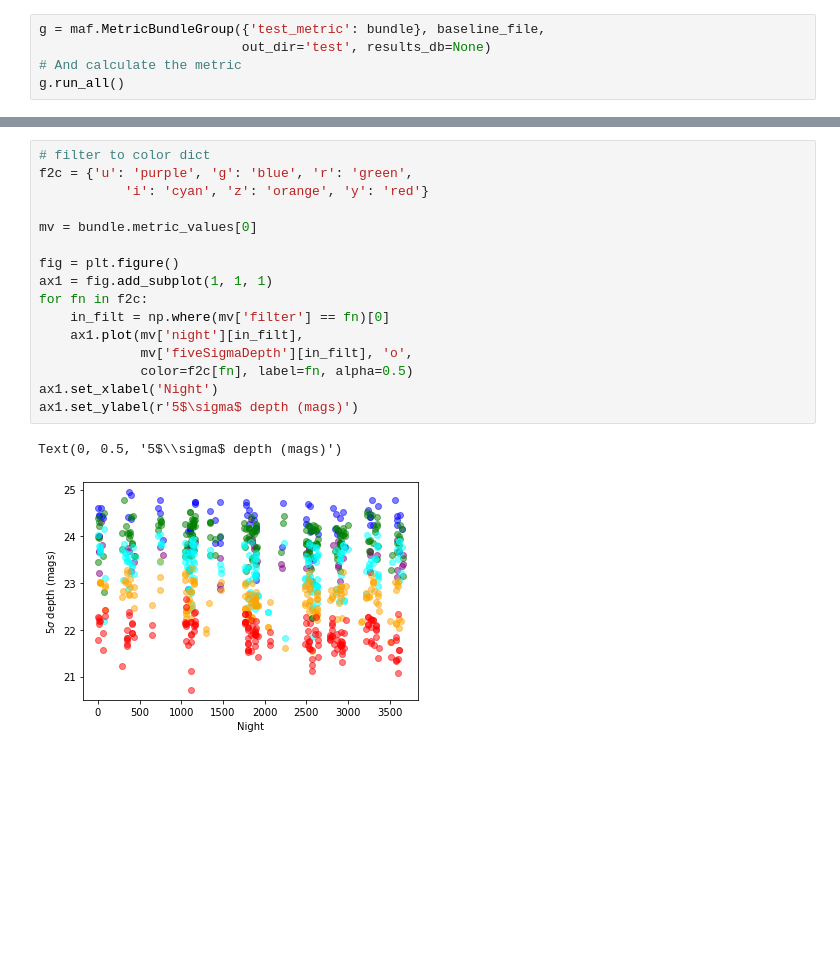
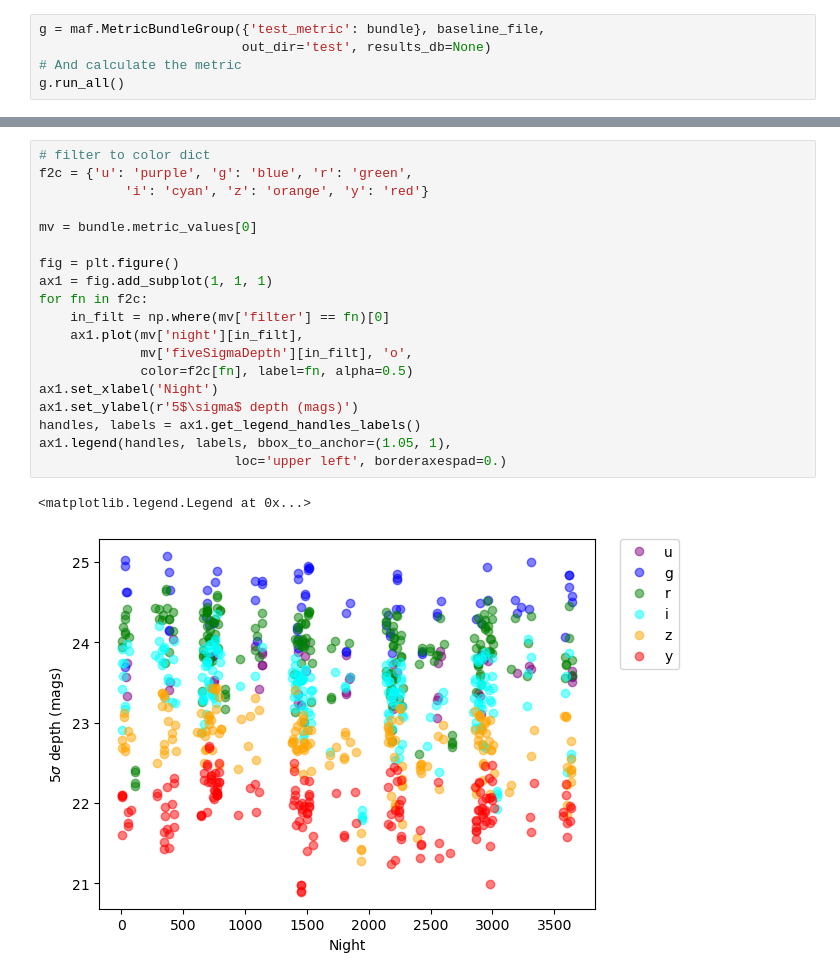
Before and after one commit to yoachim/22_Scratch, a Jupyter notebook: maf_quickstart/single_point.ipynb, the cells around one changed output, grey strips where cells are left out. Drawn from its saved outputs; the diff is of its cells as text; blank space fills up the shorter version.

```diff
--- a/maf_quickstart/single_point.ipynb
+++ b/maf_quickstart/single_point.ipynb
@@ -44,19 +45,22 @@ rec.array([(358.93416218, 24.35333976, -64.14716119, 'g', 1869, 48.20257096, 620
 # %%
 # filter to color dict
 f2c = {'u': 'purple', 'g': 'blue', 'r': 'green',
            'i': 'cyan', 'z': 'orange', 'y': 'red'}
 
 mv = bundle.metric_values[0]
 
 fig = plt.figure()
 ax1 = fig.add_subplot(1, 1, 1)
 for fn in f2c:
     in_filt = np.where(mv['filter'] == fn)[0]
     ax1.plot(mv['night'][in_filt],
              mv['fiveSigmaDepth'][in_filt], 'o',
              color=f2c[fn], label=fn, alpha=0.5)
 ax1.set_xlabel('Night')
 ax1.set_ylabel(r'5$\sigma$ depth (mags)')
+handles, labels = ax1.get_legend_handles_labels()
+ax1.legend(handles, labels, bbox_to_anchor=(1.05, 1),
+                         loc='upper left', borderaxespad=0.)
 # %% [output]
-Text(0, 0.5, '5$\\sigma$ depth (mags)')
+<matplotlib.legend.Legend at 0x...>
-[figure, old version]
+[figure, new version]
```
Also changed, not shown: parts of 5 cells of this notebook, 2 other files.
